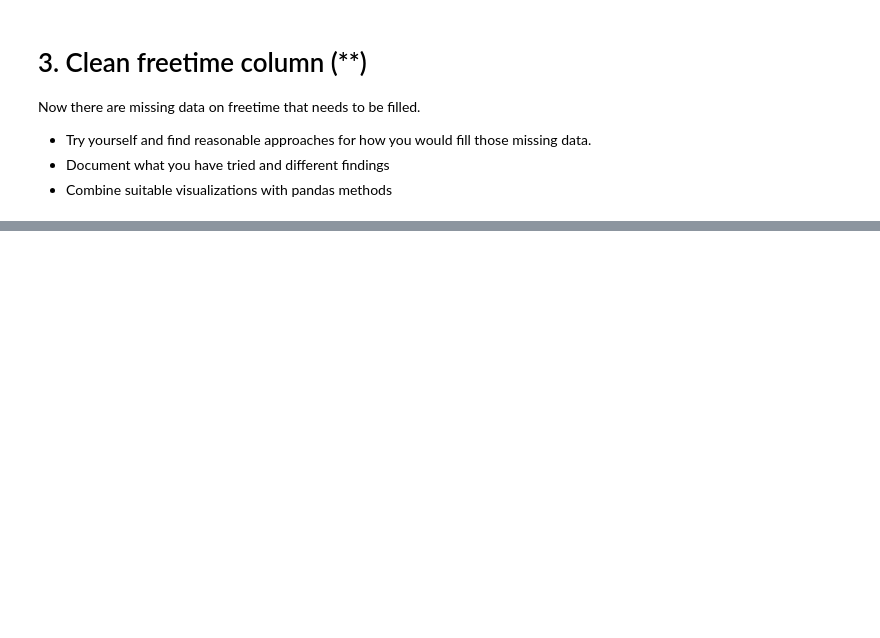
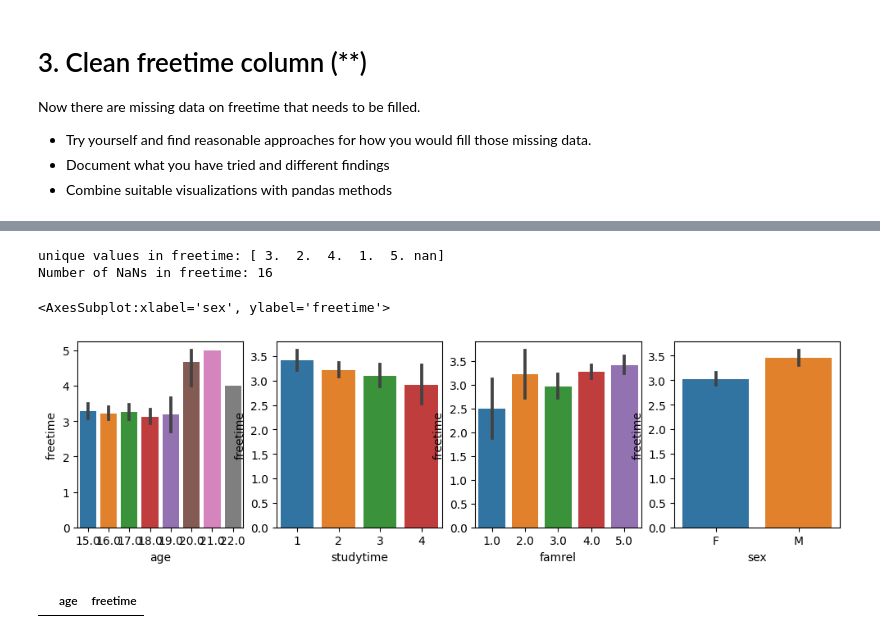
Before and after one commit to jwiegert/databehandling-joachim-wiegert, a Jupyter notebook: exercises/ex01_missingdata.ipynb, the cells around one changed output, grey strips where cells are left out. Saved outputs shown, nothing was run; the diff lists cells and outputs as text; code cells hidden in the pictures; blank space fills up the shorter version.

```diff
--- a/exercises/ex01_missingdata.ipynb
+++ b/exercises/ex01_missingdata.ipynb
@@ -288,0 +292,56 @@ df_studentdata[df_studentdata['freetime'].isna() == True]['freetime'].size
+# %%
+# 25 freetime - free time after school (numeric: from 1 - very low to 5 - very high)
+
+#sns.histplot(data=df_studentdata, x="freetime")
+print(f"unique values in freetime: {df_studentdata['freetime'].unique()}")
+print(f"Number of NaNs in freetime: {df_studentdata[df_studentdata['freetime'].isna() == True]['freetime'].size}")
+
+# Test corrwith
+df_student_rawdata.corrwith(df_student_rawdata["freetime"])
+
+# Compared with a few
+# studytime should be anti-correlated with freetime, but there is almost no correlation.
+
+fig,(ax1,ax2,ax3,ax4) = plt.subplots(1,4, figsize=(12,3), dpi=100)
+
+# age vs free time
+sns.barplot(data=df_student_rawdata, x="age", y="freetime", ax=ax1)
+# Ok, age <= 19yrs have ~3 in freetime.
+#     age >  19yrs have ~4.5 in freetime
+
+# studytime vs freetime
+sns.barplot(data=df_student_rawdata, x="studytime", y="freetime", ax=ax2)
+# some anti-correlation, but not strong, freetime goes from 3.5 to 3....
+
+# family relationship status vs freetime
+sns.barplot(data=df_student_rawdata, x="famrel", y="freetime", ax=ax3)
+# Some correlation, less freetime for poorer family relation, except for 2 who have a lot
+# of freetime for some reason.
+
+# sex vs freetime
+sns.barplot(data=df_student_rawdata, x="sex", y="freetime", ax=ax4)
+# not a lot of difference, females have 3 in freetime, males have <~ 3.5
+
+# Conclusion, easy to use age as a proxy.
+# %% [output]
+unique values in freetime: [ 3.  2.  4.  1.  5. nan]
+Number of NaNs in freetime: 16
+<AxesSubplot:xlabel='sex', ylabel='freetime'>
+[figure, added]
+# %%
+# Save age and freetime
+df_studentdata = df_student_rawdata[["age","freetime"]]
+
+# Check for where there are NaN for both. SHould I remove these rows?
+# I do that here anyway and save in the modified dataframe, mod.
+df_studentdatamod = df_studentdata.drop(
+    labels = df_studentdata[
+    (df_studentdata["age"].isna() == True) &
+    (df_studentdata["freetime"].isna() == True)].index,
+    axis="rows"
+    )
+
+# Check so that it worked
+df_studentdatamod[(df_studentdatamod["age"].isna() == True) & (df_studentdatamod["freetime"].isna() == True)]
+# %% [output]
+|  | age | freetime |
```
Also changed, not shown: parts of 7 cells of this notebook, 2 other files.
